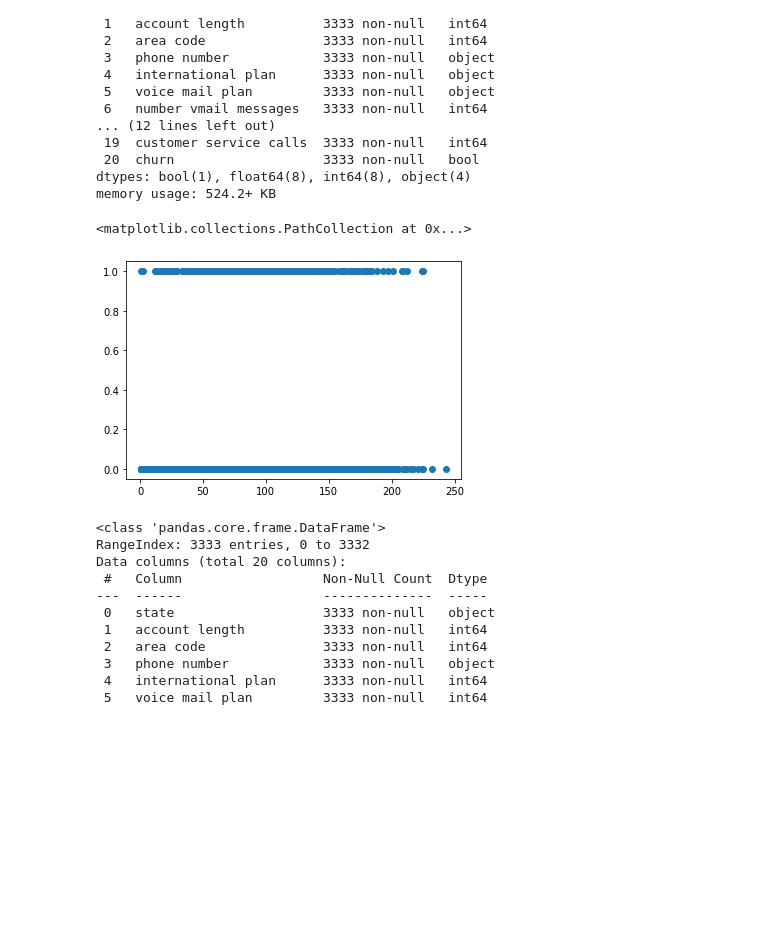
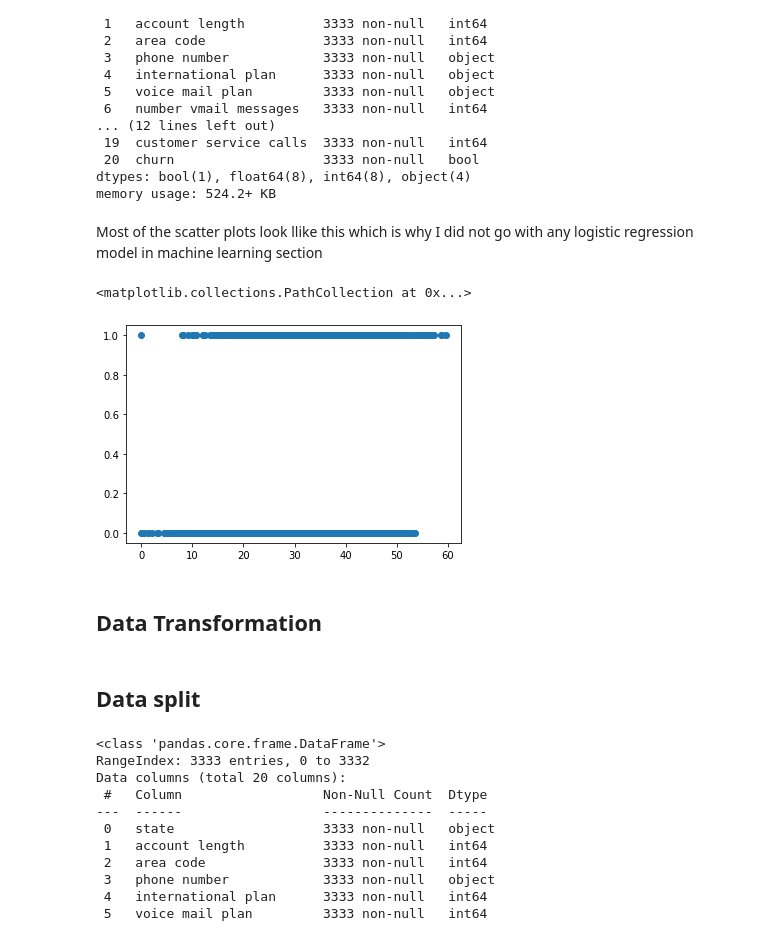
Before and after one commit to sammarder/dsc-phase-3-project, a Jupyter notebook: student.ipynb, the cells around one changed output. Drawn from its saved outputs; the diff is of its cells as text; code cells hidden in the pictures; blank space fills up the shorter version.

```diff
--- a/student.ipynb
+++ b/student.ipynb
@@ -35,11 +37,15 @@ Data columns (total 21 columns):
  20  churn                   3333 non-null   bool
 dtypes: bool(1), float64(8), int64(8), object(4)
 memory usage: 524.2+ KB
+# %% [markdown]
+Most of the scatter plots look llike this which is why I did not go with any logistic regression model in machine learning section
 # %%
-plt.scatter(df["account length"], df['churn'])
+plt.scatter(df["total day charge"], df['churn'])
 # %% [output]
 <matplotlib.collections.PathCollection at 0x...>
-[figure, old version]
+[figure, new version]
+# %% [markdown]
+## Data Transformation
 # %%
 def plan_to_num(plan):
     if plan == "yes":
@@ -50,6 +56,8 @@ def plan_to_num(plan):
 # %%
 df['international plan'] = df['international plan'].apply(plan_to_num)
 df['voice mail plan'] = df['voice mail plan'].apply(plan_to_num)
+# %% [markdown]
+## Data split
 # %%
 X = df.drop(['churn'], axis=1)
 y = df['churn']
```
Also changed, not shown: parts of 11 cells of this notebook, 1 other file.
